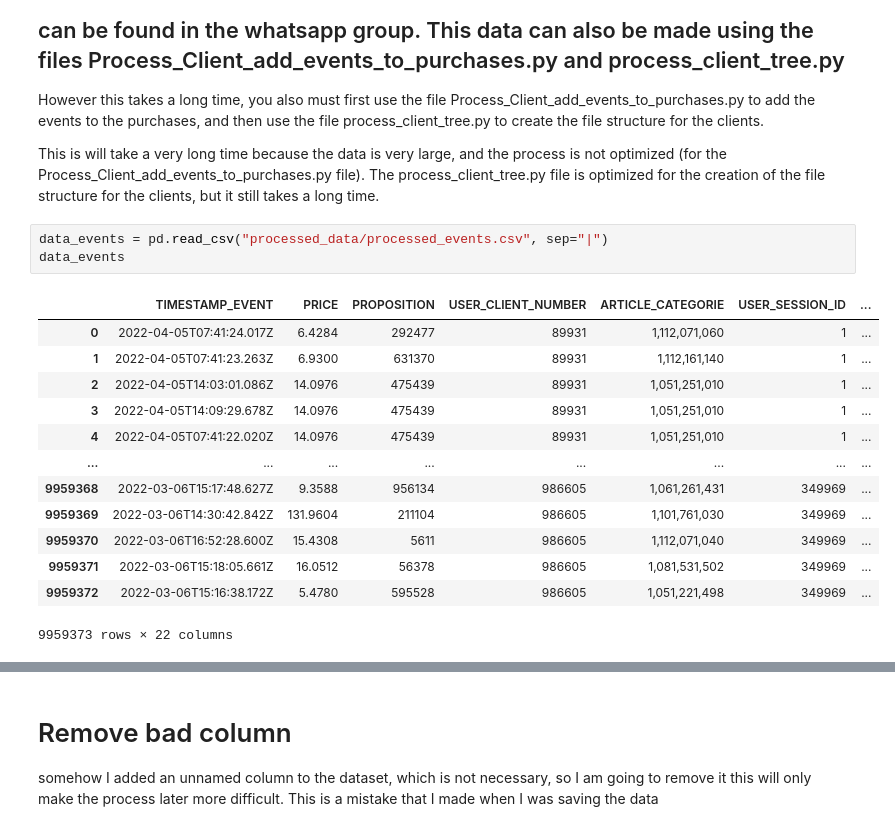
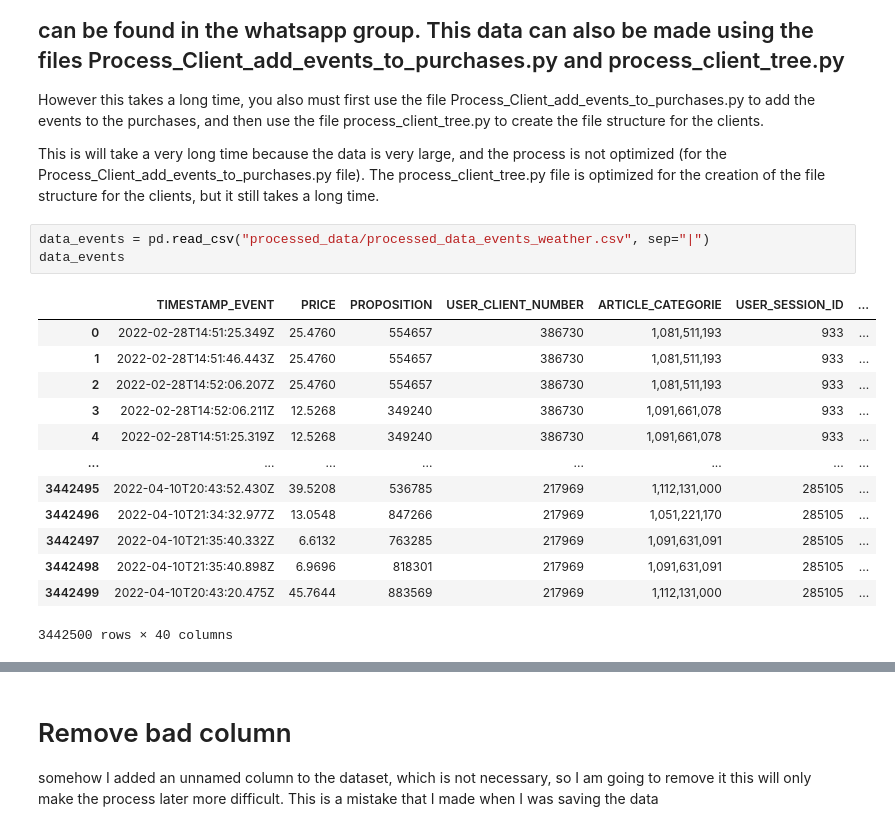
Before and after one commit to Echotianee/CausalInference, a Jupyter notebook: save_clients_in_folder_structure_updated.ipynb, the cells around one changed output, grey strips where cells are left out. Saved outputs shown, nothing was run; the diff lists cells and outputs as text.

```diff
--- a/save_clients_in_folder_structure_updated.ipynb
+++ b/save_clients_in_folder_structure_updated.ipynb
@@ -12,20 +12,20 @@ However this takes a long time, you also must first use the file Process_Client_
 
 This is will take a very long time because the data is very large, and the process is not optimized (for the Process_Client_add_events_to_purchases.py file). The process_client_tree.py file is optimized for the creation of the file structure for the clients, but it still takes a long time.
 # %%
-data_events = pd.read_csv("processed_data/processed_events.csv", sep="|")
+data_events = pd.read_csv("processed_data/processed_data_events_weather.csv", sep="|")
 data_events
 # %% [output]
 |  | TIMESTAMP_EVENT | PRICE | PROPOSITION | USER_CLIENT_NUMBER | ARTICLE_CATEGORIE | USER_SESSION_ID | ... |
-| 0 | 2022-04-05T07:41:24.017Z | 6.4284 | 292477 | 89931 | 1,112,071,060 | 1 | ... |
-| 1 | 2022-04-05T07:41:23.263Z | 6.9300 | 631370 | 89931 | 1,112,161,140 | 1 | ... |
-| 2 | 2022-04-05T14:03:01.086Z | 14.0976 | 475439 | 89931 | 1,051,251,010 | 1 | ... |
-| 3 | 2022-04-05T14:09:29.678Z | 14.0976 | 475439 | 89931 | 1,051,251,010 | 1 | ... |
-| 4 | 2022-04-05T07:41:22.020Z | 14.0976 | 475439 | 89931 | 1,051,251,010 | 1 | ... |
+| 0 | 2022-02-28T14:51:25.349Z | 25.4760 | 554657 | 386730 | 1,081,511,193 | 933 | ... |
+| 1 | 2022-02-28T14:51:46.443Z | 25.4760 | 554657 | 386730 | 1,081,511,193 | 933 | ... |
+| 2 | 2022-02-28T14:52:06.207Z | 25.4760 | 554657 | 386730 | 1,081,511,193 | 933 | ... |
+| 3 | 2022-02-28T14:52:06.211Z | 12.5268 | 349240 | 386730 | 1,091,661,078 | 933 | ... |
+| 4 | 2022-02-28T14:51:25.319Z | 12.5268 | 349240 | 386730 | 1,091,661,078 | 933 | ... |
 | ... | ... | ... | ... | ... | ... | ... | ... |
-| 9959368 | 2022-03-06T15:17:48.627Z | 9.3588 | 956134 | 986605 | 1,061,261,431 | 349969 | ... |
-| 9959369 | 2022-03-06T14:30:42.842Z | 131.9604 | 211104 | 986605 | 1,101,761,030 | 349969 | ... |
-| 9959370 | 2022-03-06T16:52:28.600Z | 15.4308 | 5611 | 986605 | 1,112,071,040 | 349969 | ... |
-| 9959371 | 2022-03-06T15:18:05.661Z | 16.0512 | 56378 | 986605 | 1,081,531,502 | 349969 | ... |
-| 9959372 | 2022-03-06T15:16:38.172Z | 5.4780 | 595528 | 986605 | 1,051,221,498 | 349969 | ... |
+| 3442495 | 2022-04-10T20:43:52.430Z | 39.5208 | 536785 | 217969 | 1,112,131,000 | 285105 | ... |
+| 3442496 | 2022-04-10T21:34:32.977Z | 13.0548 | 847266 | 217969 | 1,051,221,170 | 285105 | ... |
+| 3442497 | 2022-04-10T21:35:40.332Z | 6.6132 | 763285 | 217969 | 1,091,631,091 | 285105 | ... |
+| 3442498 | 2022-04-10T21:35:40.898Z | 6.9696 | 818301 | 217969 | 1,091,631,091 | 285105 | ... |
+| 3442499 | 2022-04-10T20:43:20.475Z | 45.7644 | 883569 | 217969 | 1,112,131,000 | 285105 | ... |
-9959373 rows × 22 columns
+3442500 rows × 40 columns
 # %%
```
Also changed, not shown: parts of 5 cells of this notebook, 5 other files.
